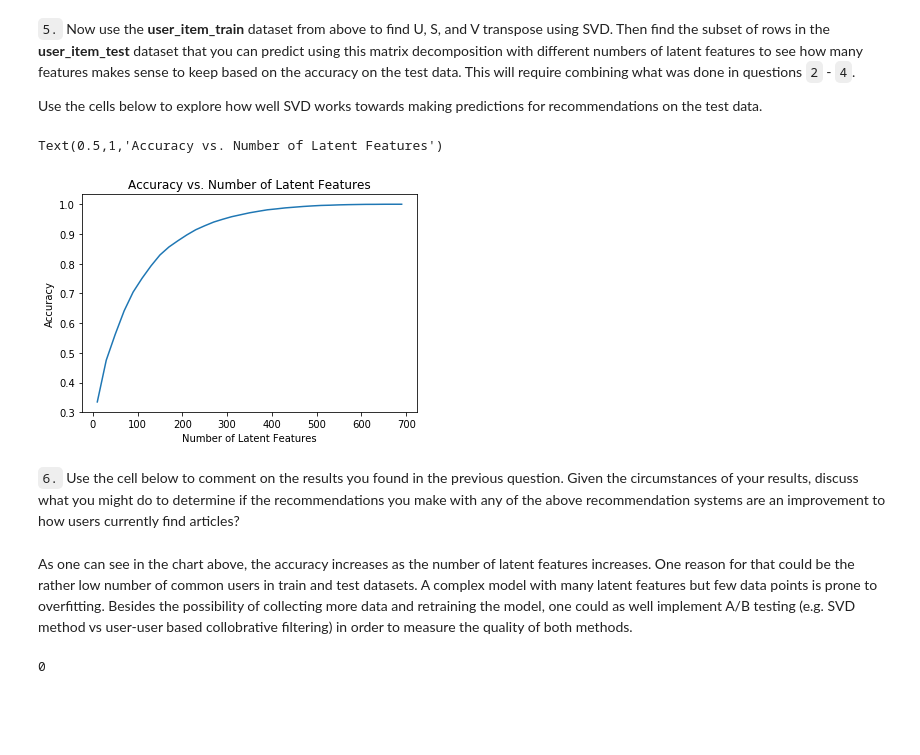
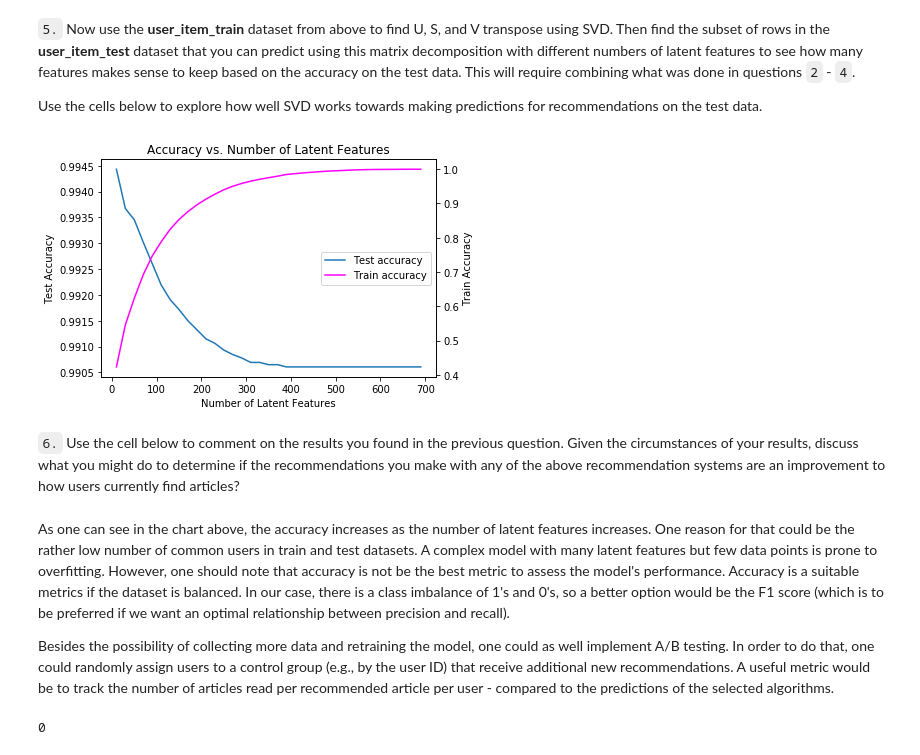
Before and after one commit to eigenvektorin/IBM_recommendations, a Jupyter notebook: Recommendations_with_IBM.ipynb, the cells around one changed output. Saved outputs shown, nothing was run; the diff lists cells and outputs as text; code cells hidden in the pictures; blank space fills up the shorter version.

Commit message:
add test set to accuracy graph

```diff
--- a/Recommendations_with_IBM.ipynb
+++ b/Recommendations_with_IBM.ipynb
@@ -807,7 +807,8 @@ def create_test_and_train_user_item(df_train, df_test):
 
 user_item_train, user_item_test, test_idx, test_arts = create_test_and_train_user_item(df_train, df_test)
 # %%
-common_users_idx = list(set(test_idx).intersection(list(user_item_train.index)))
+common_users= set(test_idx).intersection(list(user_item_train.index))
+common_users_idx = list(common_users)
 len(common_users_idx)
 # %% [output]
 20
@@ -816,7 +817,8 @@ len(set(test_idx)) - len(common_users_idx)
 # %% [output]
 662
 # %%
-common_articles_idx = list(set(test_arts).intersection(list(user_item_train.columns)))
+common_articles = set(test_arts).intersection(list(user_item_train.columns))
+common_articles_idx = common_articles
 len(common_articles_idx)
 # %% [output]
 574
@@ -866,33 +853,67 @@ vt_test = vt_train[:, common_arts]
+# %%
+
+user_item_test_subset = user_item_test.loc[common_users, common_articles]
+
+new_user_item_train = user_item_train.reset_index()
+users_common_idx = list(new_user_item_train[new_user_item_train['user_id'].isin(common_users)].index)
+
+vt_test = vt_train[:, user_item_train.columns.isin(test_arts)]
+u_test = u_train[users_common_idx, :]
+u_test.shape, vt_test.shape
+s_test =s_train[user_item_train.columns.isin(test_arts)]
 # %%
-num_latent_features = np.arange(10,700+10,20)
-sum_errs = []
+num_latent_feats = np.arange(10,700+10,20)
+sum_errs_train = []
+sum_errs_test = []
 
-for k in num_latent_features:
+for k in num_latent_feats:
     # restructure with k latent features
-    s_new, u_new, vt_new = np.diag(s[:k]), u[:, :k], vt[:k, :]
+    s_new_t, u_new_t, vt_new_t = np.diag(s_train[:k]), u_train[:, :k], vt_train[:k, :]
 
-    # compute dot product
-    user_item_est = np.around(np.dot(np.dot(u_new, s_new), vt_new))
+    s_new_tt, u_new_tt, vt_new_tt = np.diag(s_test[:k]), u_test[:, :k], vt_test[:k, :]
+
+    # take dot product
+    user_item_est_t = np.around(np.dot(np.dot(u_new_t, s_new_t), vt_new_t))
+    user_item_est_tt = np.around(np.dot(np.dot(u_new_tt, s_new_t), vt_new_tt))
 
     # compute error for each prediction to actual value
-    diffs = np.subtract(user_item_matrix, user_item_est)
+    diffs_train = np.subtract(user_item_train, user_item_est_t)
+    diffs_test = np.subtract(user_item_test_subset, user_item_est_tt)
+
 
     # total errors and keep track of them
-    error = np.sum(np.sum(np.abs(diffs)))
-    sum_errs.append(error)
+    err_train = np.sum(np.sum(np.abs(diffs_train)))
+    sum_errs_train.append(err_train)
 
-
-plt.plot(num_latent_features, 1 - np.array(sum_errs)/df.shape[0]);
-plt.xlabel('Number of Latent Features');
-plt.ylabel('Accuracy');
-plt.title('Accuracy vs. Number of Latent Features')
+    err_test = np.sum(np.sum(np.abs(diffs_test)))
+    sum_errs_test.append(err_test)
-# %% [output]
-Text(0.5,1,'Accuracy vs. Number of Latent Features')
-[figure, removed]
+# %%
+
+fig, ax1 = plt.subplots()
+ax2 = ax1.twinx()
+
+ax1.plot(num_latent_feats, 1 - np.array(sum_errs_test)/df.shape[0], label="Test accuracy");
+ax2.plot(num_latent_feats, 1 - np.array(sum_errs_train)/df.shape[0], color = 'magenta', label="Train accuracy");
+
+handler1, label1 = ax1.get_legend_handles_labels()
+handler2, label2 = ax2.get_legend_handles_labels()
+
+ax1.legend(handler1+handler2, label1+label2, loc='center right')
+
+ax1.set_xlabel('Number of Latent Features');
+ax2.set_ylabel('Train Accuracy');
+ax1.set_ylabel('Test Accuracy');
+plt.title('Accuracy vs. Number of Latent Features');
+# %% [output]
+[figure, added]
 # %% [markdown]
 `6.` Use the cell below to comment on the results you found in the previous question. Given the circumstances of your results, discuss what you might do to determine if the recommendations you make with any of the above recommendation systems are an improvement to how users currently find articles?
 # %% [markdown]
-As one can see in the chart above, the accuracy increases as the number of latent features increases. One reason for that could be the rather low number of common users in train and test datasets. A complex model with many latent features but few data points is prone to overfitting. Besides the possibility of collecting more data and retraining the model, one could as well implement A/B testing (e.g. SVD method vs user-user based collobrative filtering) in order to measure the quality of both methods.
+As one can see in the chart above, the accuracy increases as the number of latent features increases. One reason for that could be the rather low number of common users in train and test datasets. A complex model with many latent features but few data points is prone to overfitting.
+However, one should note that accuracy is not be the best metric to assess the model's performance. Accuracy is a suitable metrics if the dataset is balanced. In our case, there is a class imbalance of 1's and 0's, so a better option would be the F1 score (which is to be preferred if we want an optimal relationship between precision and recall).
+
+Besides the possibility of collecting more data and retraining the model, one could as well implement A/B testing. In order to do that, one could randomly assign users to a control group (e.g., by the user ID) that receive additional new recommendations. A useful metric would be to track
+ the number of articles read per recommended article per user - compared to the predictions of the selected algorithms.
 # %%
 from subprocess import call
 call(['python', '-m', 'nbconvert', 'Recommendations_with_IBM.ipynb'])
```
Also changed, not shown: parts of 2 cells of this notebook.
